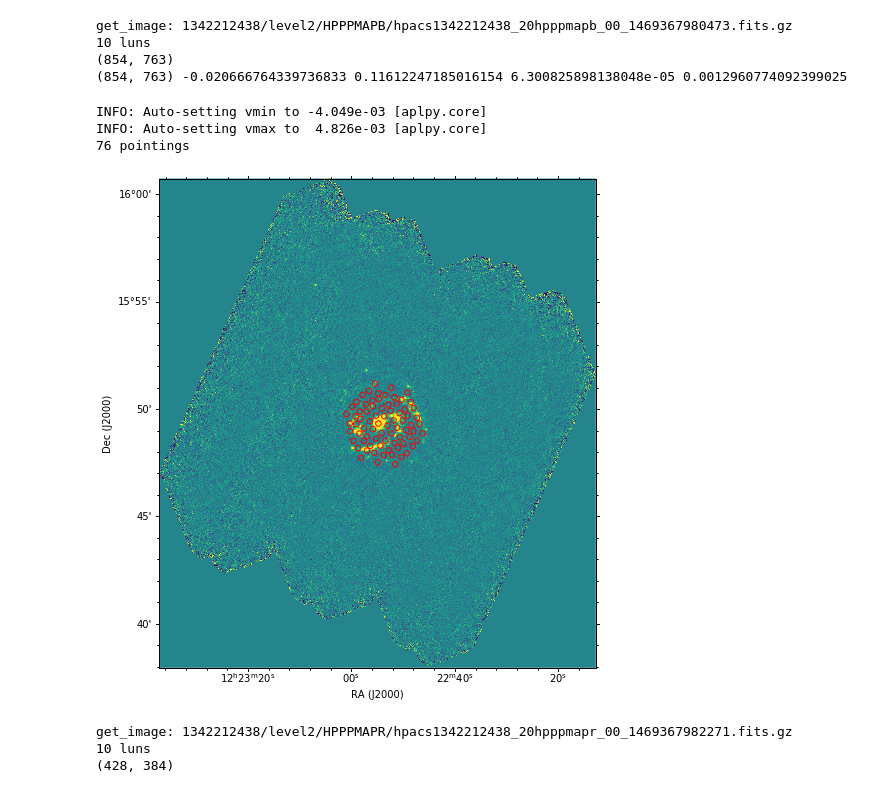
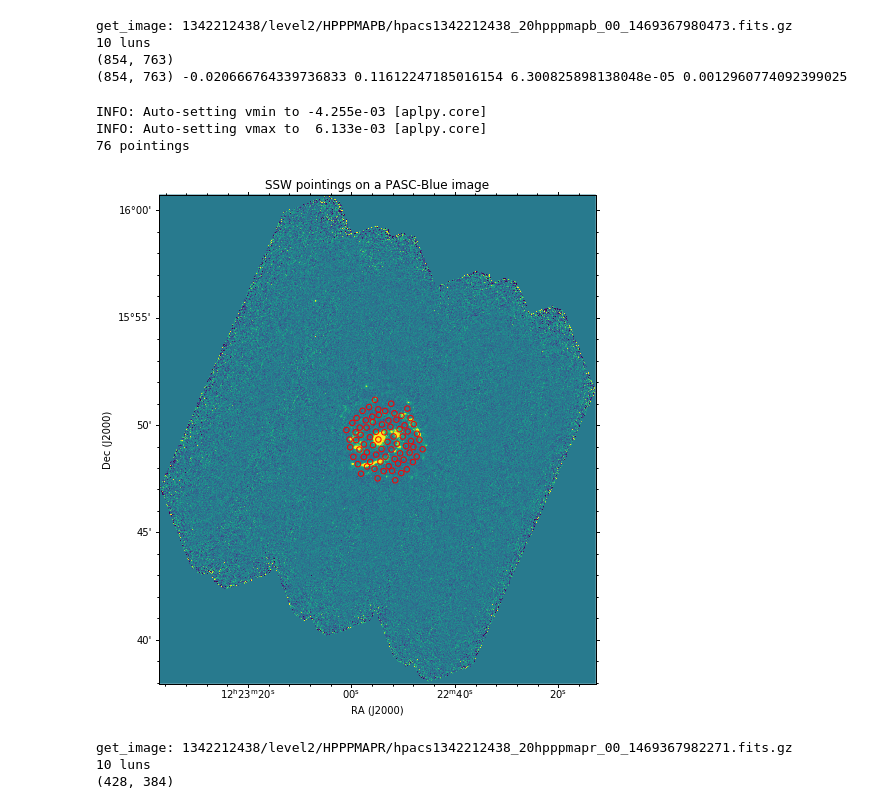
Before and after one commit to teuben/herplot, a Jupyter notebook: ngc4321.ipynb, the cells around one changed output. Drawn from its saved outputs; the diff is of its cells as text; code cells hidden in the pictures.

```diff
--- a/ngc4321.ipynb
+++ b/ngc4321.ipynb
@@ -375,13 +375,14 @@ get_image: 1342212438/level2/HPPPMAPB/hpacs1342212438_20hpppmapb_00_146936798047
 # %%
 gc = aplpy.FITSFigure(hdu1)
 gc.show_colorscale()
 gc.show_markers(ra1,dec1)
+gc.set_title("SSW pointings on a PASC-Blue image")
 print(len(ra1), 'pointings')
 # %% [output]
-INFO: Auto-setting vmin to -4.049e-03 [aplpy.core]
-INFO: Auto-setting vmax to  4.826e-03 [aplpy.core]
+INFO: Auto-setting vmin to -4.255e-03 [aplpy.core]
+INFO: Auto-setting vmax to  6.133e-03 [aplpy.core]
 76 pointings
-[figure, old version]
+[figure, new version]
 # %%
 (hdu2,h2,d2) = get_image(hpppmap['HPPPMAPR'])
 # %% [output]
```
Also changed, not shown: parts of 6 cells of this notebook.
